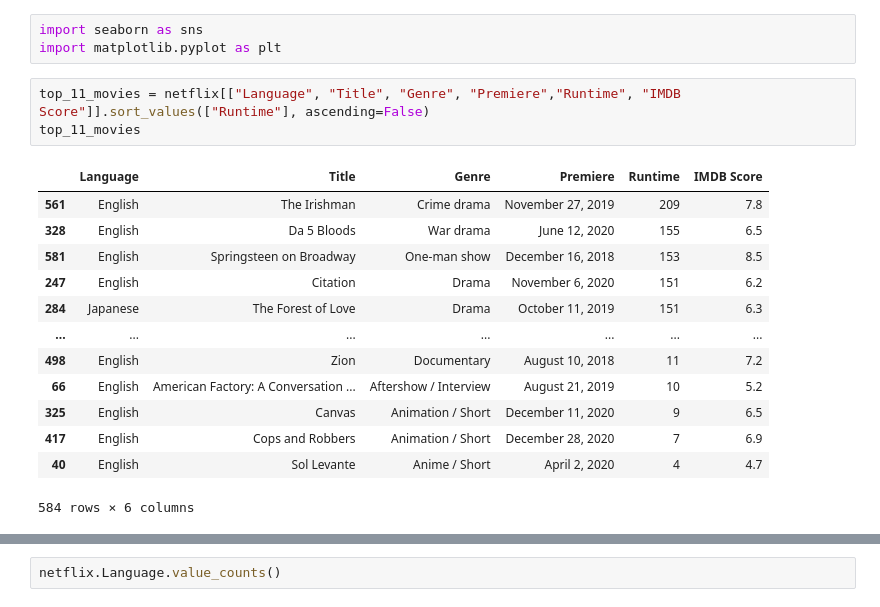
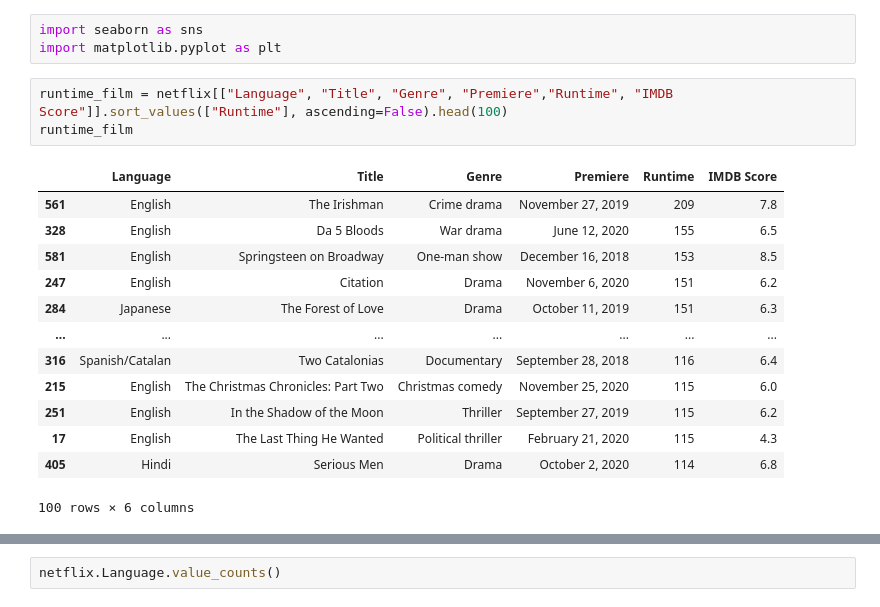
Before and after one commit to b21892757/globalai-project, a Jupyter notebook: hw2_netflixPD.ipynb, the cells around one changed output, grey strips where cells are left out. Drawn from its saved outputs; the diff is of its cells as text.

```diff
--- a/hw2_netflixPD.ipynb
+++ b/hw2_netflixPD.ipynb
@@ -42,19 +44,19 @@ top_10_movies
 import seaborn as sns
 import matplotlib.pyplot as plt
 # %%
-top_11_movies = netflix[["Language", "Title", "Genre", "Premiere","Runtime", "IMDB Score"]].sort_values(["Runtime"], ascending=False)
-top_11_movies
+runtime_film = netflix[["Language", "Title", "Genre", "Premiere","Runtime", "IMDB Score"]].sort_values(["Runtime"], ascending=False).head(100)
+runtime_film
 # %% [output]
 |  | Language | Title | Genre | Premiere | Runtime | IMDB Score |
 | 561 | English | The Irishman | Crime drama | November 27, 2019 | 209 | 7.8 |
 | 328 | English | Da 5 Bloods | War drama | June 12, 2020 | 155 | 6.5 |
 | 581 | English | Springsteen on Broadway | One-man show | December 16, 2018 | 153 | 8.5 |
 | 247 | English | Citation | Drama | November 6, 2020 | 151 | 6.2 |
 | 284 | Japanese | The Forest of Love | Drama | October 11, 2019 | 151 | 6.3 |
 | ... | ... | ... | ... | ... | ... | ... |
-| 498 | English | Zion | Documentary | August 10, 2018 | 11 | 7.2 |
-| 66 | English | American Factory: A Conversation ... | Aftershow / Interview | August 21, 2019 | 10 | 5.2 |
-| 325 | English | Canvas | Animation / Short | December 11, 2020 | 9 | 6.5 |
-| 417 | English | Cops and Robbers | Animation / Short | December 28, 2020 | 7 | 6.9 |
-| 40 | English | Sol Levante | Anime / Short | April 2, 2020 | 4 | 4.7 |
+| 316 | Spanish/Catalan | Two Catalonias | Documentary | September 28, 2018 | 116 | 6.4 |
+| 215 | English | The Christmas Chronicles: Part Two | Christmas comedy | November 25, 2020 | 115 | 6.0 |
+| 251 | English | In the Shadow of the Moon | Thriller | September 27, 2019 | 115 | 6.2 |
+| 17 | English | The Last Thing He Wanted | Political thriller | February 21, 2020 | 115 | 4.3 |
+| 405 | Hindi | Serious Men | Drama | October 2, 2020 | 114 | 6.8 |
-584 rows × 6 columns
+100 rows × 6 columns
```
Also changed, not shown: parts of 3 cells of this notebook.
